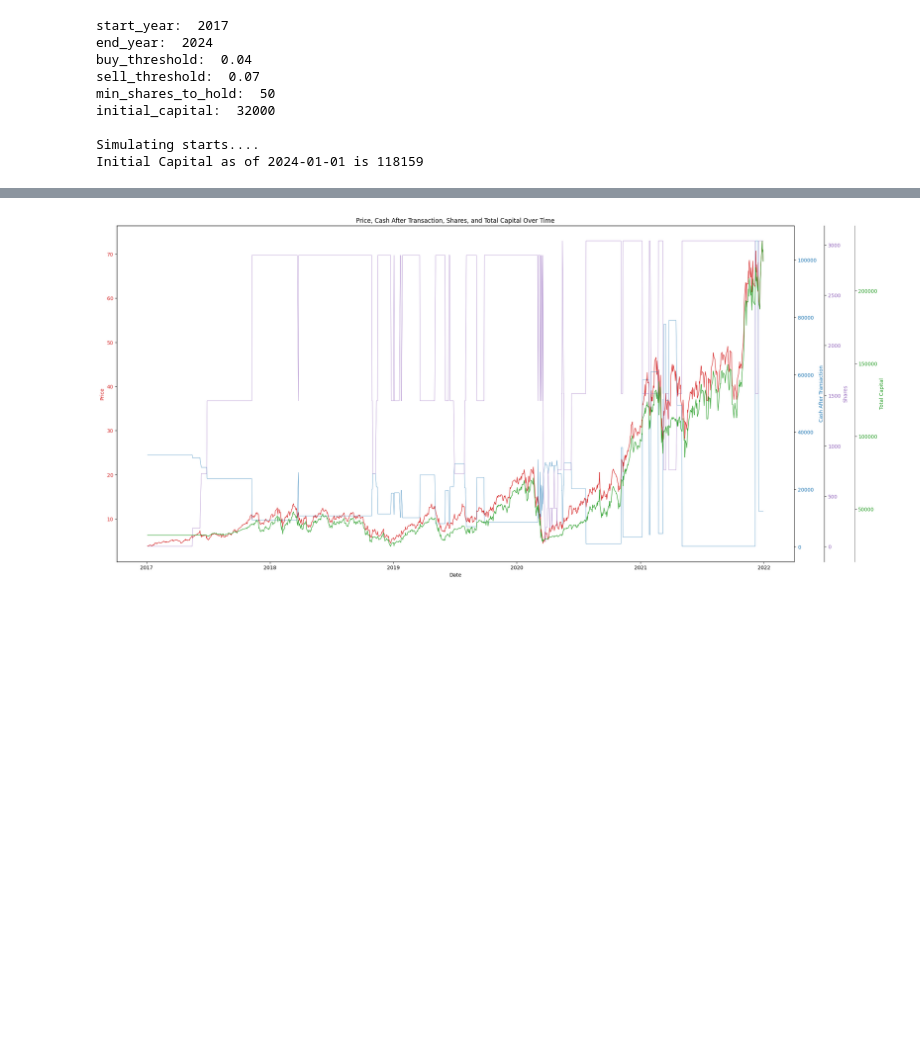
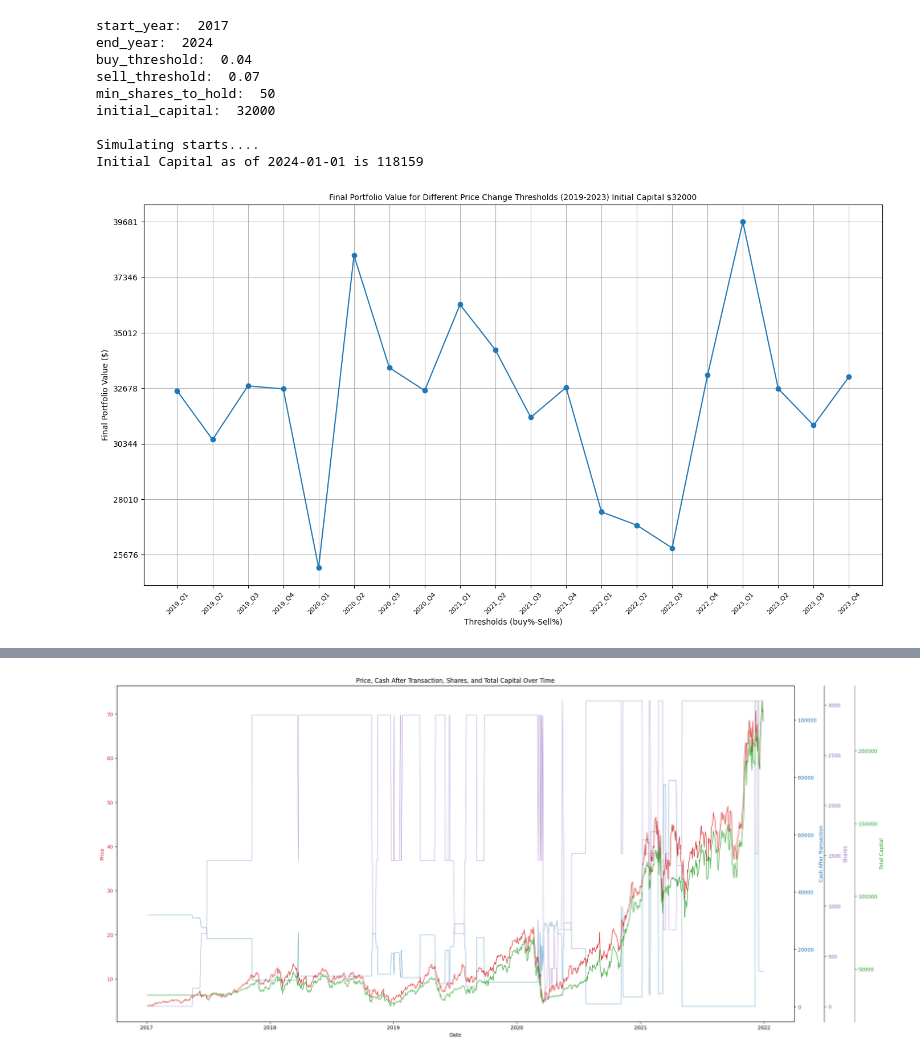
Before and after one commit to mohaoqing/Simple-Trader, a Jupyter notebook: src/trader.ipynb, the cells around one changed output, grey strips where cells are left out. Drawn from its saved outputs; the diff is of its cells as text; code cells hidden in the pictures; blank space fills up the shorter version.

```diff
--- a/src/trader.ipynb
+++ b/src/trader.ipynb
@@ -417,6 +567,77 @@ initial_capital:  32000
 
 Simulating starts....
 Initial Capital as of 2024-01-01 is 118159
+# %%
+start_year = 2019
+end_year = 2023
+buy_threshold = 0.07
+sell_threshold = 0.07
+initial_capital = 32000
+
+soxl_data = pd.read_csv('../data/SOXL.csv')
+
+startYear = str(start_year)
+endYear = str(end_year)
+
+simulation_results_list = []
+simulation_results = {}
+transaction_history_df = pd.DataFrame()
+first_row = True
+for year in range(start_year,end_year+1):
+    year = str(year)
+
+    soxl_data_q1 = soxl_data[soxl_data['Date'] >= year+ '-01-01']
+    soxl_data_q1 = soxl_data_q1[soxl_data_q1['Date'] <= year + '-04-01']
+    soxl_data_q2 = soxl_data[soxl_data['Date'] >= year+ '-04-01']
+    soxl_data_q2 = soxl_data_q2[soxl_data_q2['Date'] <= year + '-07-01']
+    soxl_data_q3 = soxl_data[soxl_data['Date'] >= year+ '-07-01']
+    soxl_data_q3 = soxl_data_q3[soxl_data_q3['Date'] <= year + '-10-01']
+    soxl_data_q4 = soxl_data[soxl_data['Date'] >= year+ '-10-01']
+    soxl_data_q4 = soxl_data_q4[soxl_data_q4['Date'] <= year + '-12-31']
+
+    soxl_data_split = [soxl_data_q1,soxl_data_q2,soxl_data_q3,soxl_data_q4]
+    for q,quarter_data in enumerate(soxl_data_split):
+        transaction_history = trade_strategy_with_new_rules(quarter_data, initial_capital=initial_capital, buy_threshold=buy_threshold, sell_threshold=sell_threshold, min_shares_to_hold=50)
+        transaction_history_df = pd.concat([transaction_history_df,pd.DataFrame(transaction_history)])
+
+        if (transaction_history_df.shape[0] == 0):
+                continue
+            # get the last row
+        last_row = transaction_history_df.iloc[-1]
+        simulation_results[year+"_Q"+str(q+1)] = last_row['Total_Capital_Cash_Shares']
+
+        transaction_history_df.loc[len(transaction_history_df.index),"Date"] = year+"_Q"+str(q+1)
+
+        # initial_shares = int(last_row["Total_Shares"])
+        # initial_capital = int(last_row["Total_Capital_Cash_Shares"]) - initial_shares * last_row["Close"]
+transaction_history_df.to_csv('trans_hist_'+str(start_year)+'_'+str(end_year)+ 'capital_'+str(initial_capital)+'_threshold_' + str(
+            buy_threshold)+ '_' + str(sell_threshold) +'.csv', index=False)
+thresholds = list(simulation_results.keys())
+
+values = list(simulation_results.values())
+
+
+plt.figure(figsize=(14, 8))
+plt.plot(thresholds, values, marker='o')
+plt.title('Final Portfolio Value for Different Price Change Thresholds (' + str(startYear) + '-' + str(endYear) + ') Initial Capital $' + str(initial_capital), fontsize=10)
+plt.xlabel('Thresholds (buy%-Sell%)')
+plt.ylabel('Final Portfolio Value ($)')
+plt.grid(True)
+plt.xticks(rotation=45)
+plt.tight_layout()
+#set x label font size
+plt.xticks(fontsize=8)
+#set y label font size
+plt.yticks(fontsize=10)
+#set number of ticks
+#set y axis to be linear and ticks to be 10, and not use the scientific notation, and make y axis more dense
+plt.yscale('linear')
+plt.yticks(np.linspace(0, max(values), 18))
+plt.ticklabel_format(style='plain', axis='y')
+plt.locator_params(axis='y', tight=True)
+plt.show()
+# %% [output]
+[figure, added]
 # %%
 # batch simulatin + plot
 # soxl_data = pd.read_csv('SOXL.csv')
```
Also changed, not shown: parts of 4 cells of this notebook, 1 other file.
